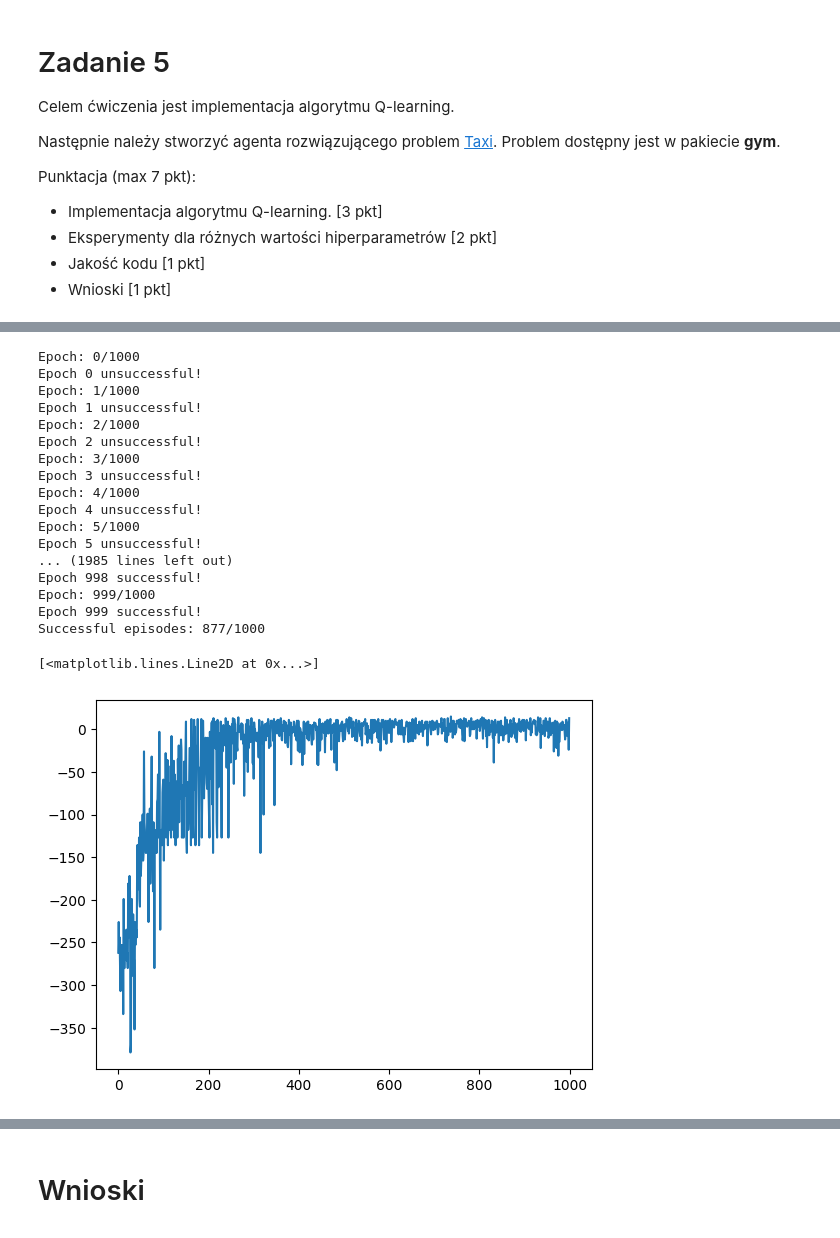
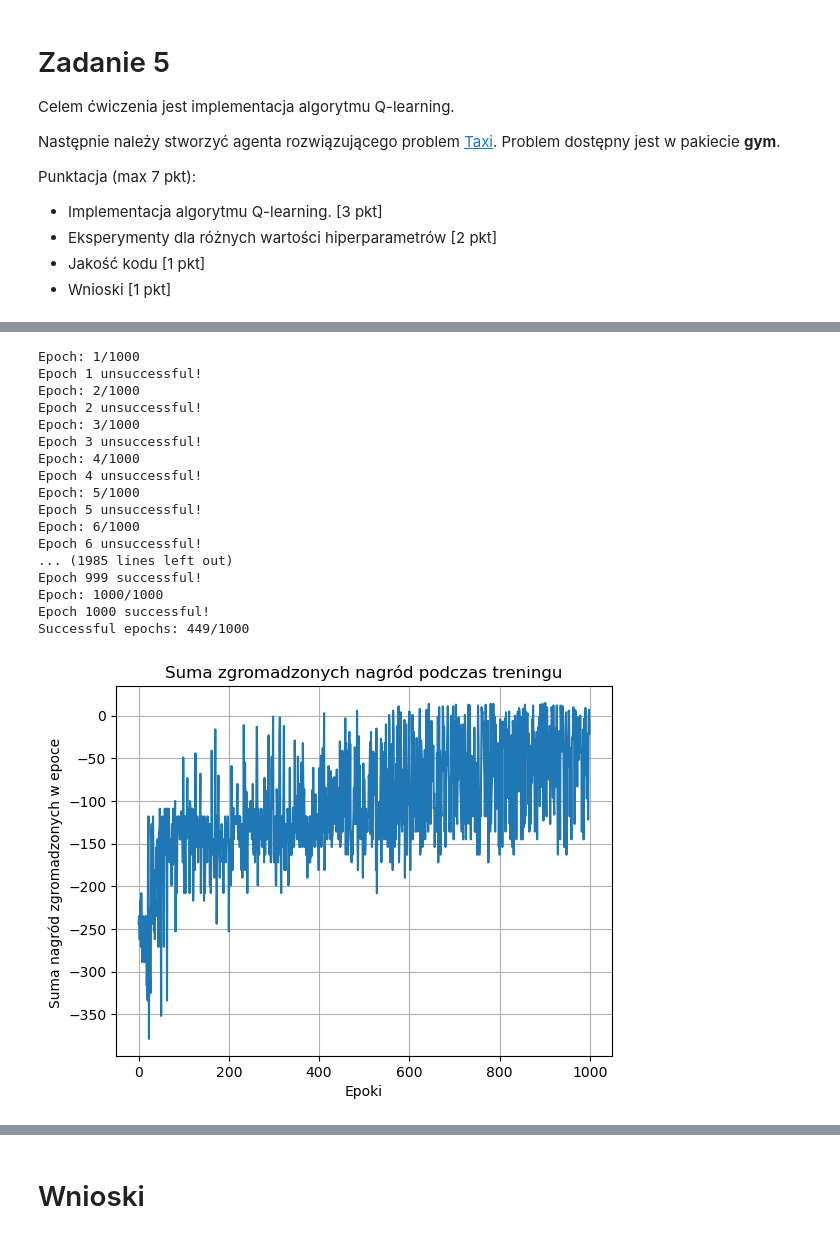
Before and after one commit to VisteK528/WSI, a Jupyter notebook: Exercise5/zad5.ipynb, the cells around one changed output, grey strips where cells are left out. Saved outputs shown, nothing was run; the diff lists cells and outputs as text; code cells hidden in the pictures.

```diff
--- a/Exercise5/zad5.ipynb
+++ b/Exercise5/zad5.ipynb
@@ -150,10 +162,8 @@ def test_solver(environment: Env, tests: int, tries_per_tests: int, verbose=0) -
 # %%
 train_epochs = 1000
-parameters = {"learning_rate": 0.95, "gamma": 0.8, "epsilon": 0.1}
-solver, rewards, results = train(gymnasium.make('Taxi-v3'), epochs=train_epochs, steps_per_epoch=100, parameters=parameters, verbose=1)
+parameters = {"learning_rate": 0.1, "gamma": 0.9, "epsilon": 0.1}
+solver, train_rewards, train_results = train(gymnasium.make('Taxi-v3'), epochs=train_epochs, steps_per_epoch=100, parameters=parameters, verbose=1)
 # %% [output]
-Epoch: 0/1000
-Epoch 0 unsuccessful!
 Epoch: 1/1000
 Epoch 1 unsuccessful!
 Epoch: 2/1000
@@ -164,13 +174,19 @@ Epoch: 4/1000
 Epoch 4 unsuccessful!
 Epoch: 5/1000
 Epoch 5 unsuccessful!
+Epoch: 6/1000
+Epoch 6 unsuccessful!
 ... (1985 lines left out)
-Epoch 998 successful!
-Epoch: 999/1000
 Epoch 999 successful!
-Successful episodes: 877/1000
+Epoch: 1000/1000
+Epoch 1000 successful!
+Successful epochs: 449/1000
-# %%
-plt.plot([x for x in range(train_epochs)], rewards)
-# %% [output]
-[<matplotlib.lines.Line2D at 0x...>]
-[figure, removed]
+# %%
+plt.plot([x for x in range(train_epochs)], train_rewards)
+plt.xlabel("Epoki")
+plt.ylabel("Suma nagród zgromadzonych w epoce ")
+plt.title("Suma zgromadzonych nagród podczas treningu")
+plt.grid()
+plt.show()
+# %% [output]
+[figure, added]
```
Also changed, not shown: parts of 25 cells of this notebook.
